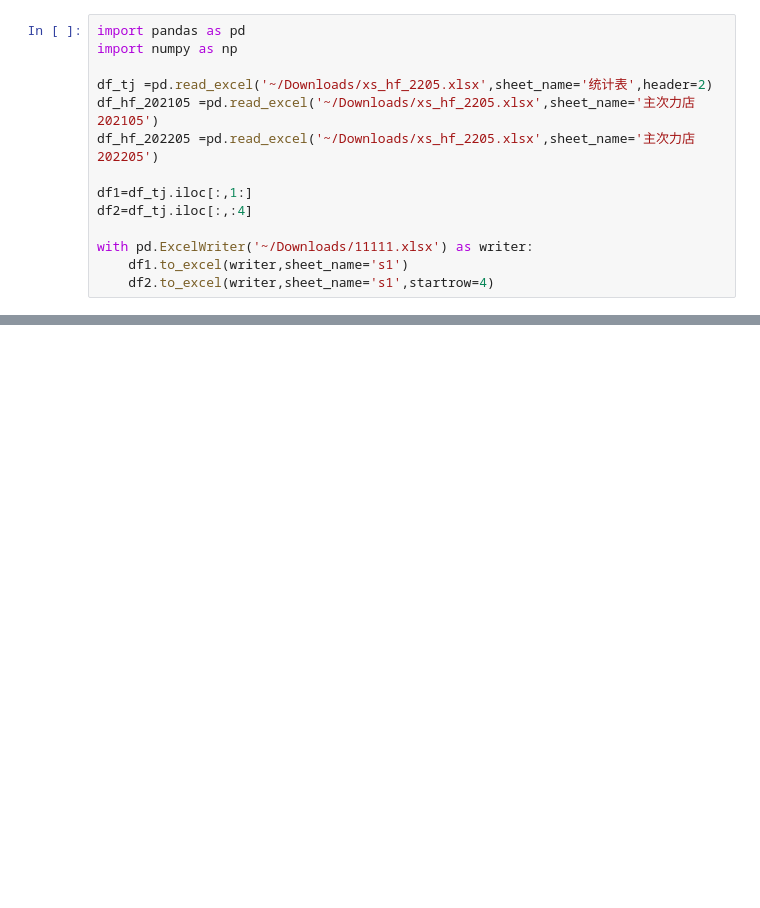
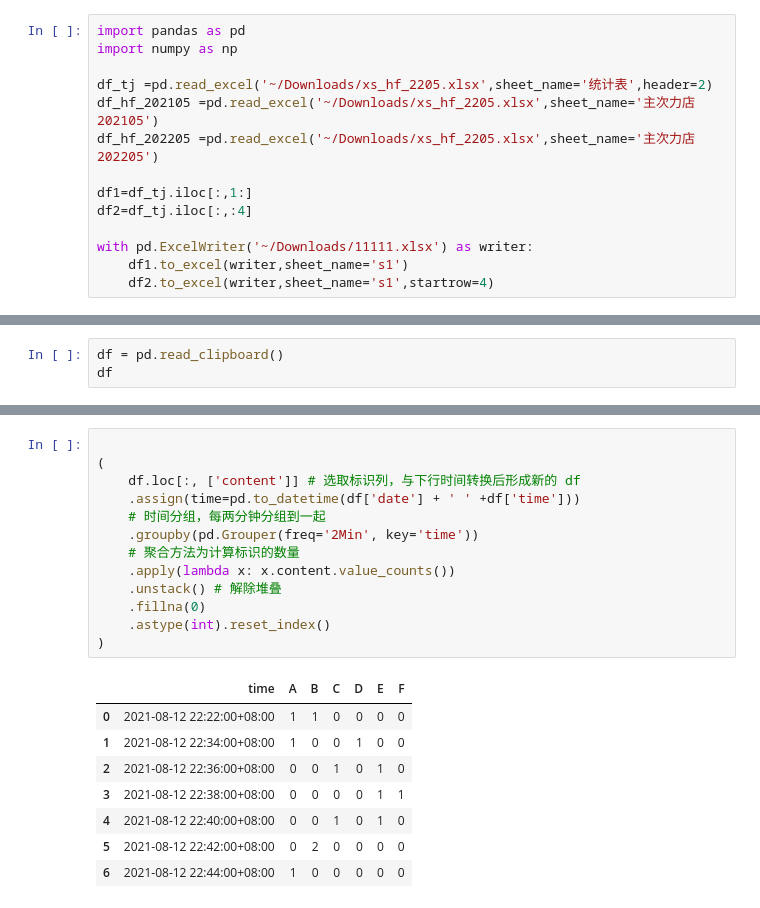
Before and after one commit to ifcheung2012/industryleader, a Jupyter notebook: sale.ipynb, the cells around one changed output, grey strips where cells are left out. Drawn from its saved outputs; the diff is of its cells as text; blank space fills up the shorter version.

```diff
--- a/sale.ipynb
+++ b/sale.ipynb
@@ -185,0 +569,3 @@ with pd.ExcelWriter('~/Downloads/11111.xlsx') as writer:
+# %%
+df = pd.read_clipboard()
+df
@@ -185,0 +582,22 @@ with pd.ExcelWriter('~/Downloads/11111.xlsx') as writer:
+# %%
+
+(
+    df.loc[:, ['content']] # 选取标识列，与下行时间转换后形成新的 df
+    .assign(time=pd.to_datetime(df['date'] + ' ' +df['time']))
+    # 时间分组，每两分钟分组到一起
+    .groupby(pd.Grouper(freq='2Min', key='time'))
+    # 聚合方法为计算标识的数量
+    .apply(lambda x: x.content.value_counts())
+    .unstack() # 解除堆叠
+    .fillna(0)
+    .astype(int).reset_index()
+)
+# %% [output]
+|  | time | A | B | C | D | E | F |
+| 0 | 2021-08-12 22:22:00+08:00 | 1 | 1 | 0 | 0 | 0 | 0 |
+| 1 | 2021-08-12 22:34:00+08:00 | 1 | 0 | 0 | 1 | 0 | 0 |
+| 2 | 2021-08-12 22:36:00+08:00 | 0 | 0 | 1 | 0 | 1 | 0 |
+| 3 | 2021-08-12 22:38:00+08:00 | 0 | 0 | 0 | 0 | 1 | 1 |
+| 4 | 2021-08-12 22:40:00+08:00 | 0 | 0 | 1 | 0 | 1 | 0 |
+| 5 | 2021-08-12 22:42:00+08:00 | 0 | 2 | 0 | 0 | 0 | 0 |
+| 6 | 2021-08-12 22:44:00+08:00 | 1 | 0 | 0 | 0 | 0 | 0 |
```
Also changed, not shown: parts of 34 cells of this notebook, 9 other files.
